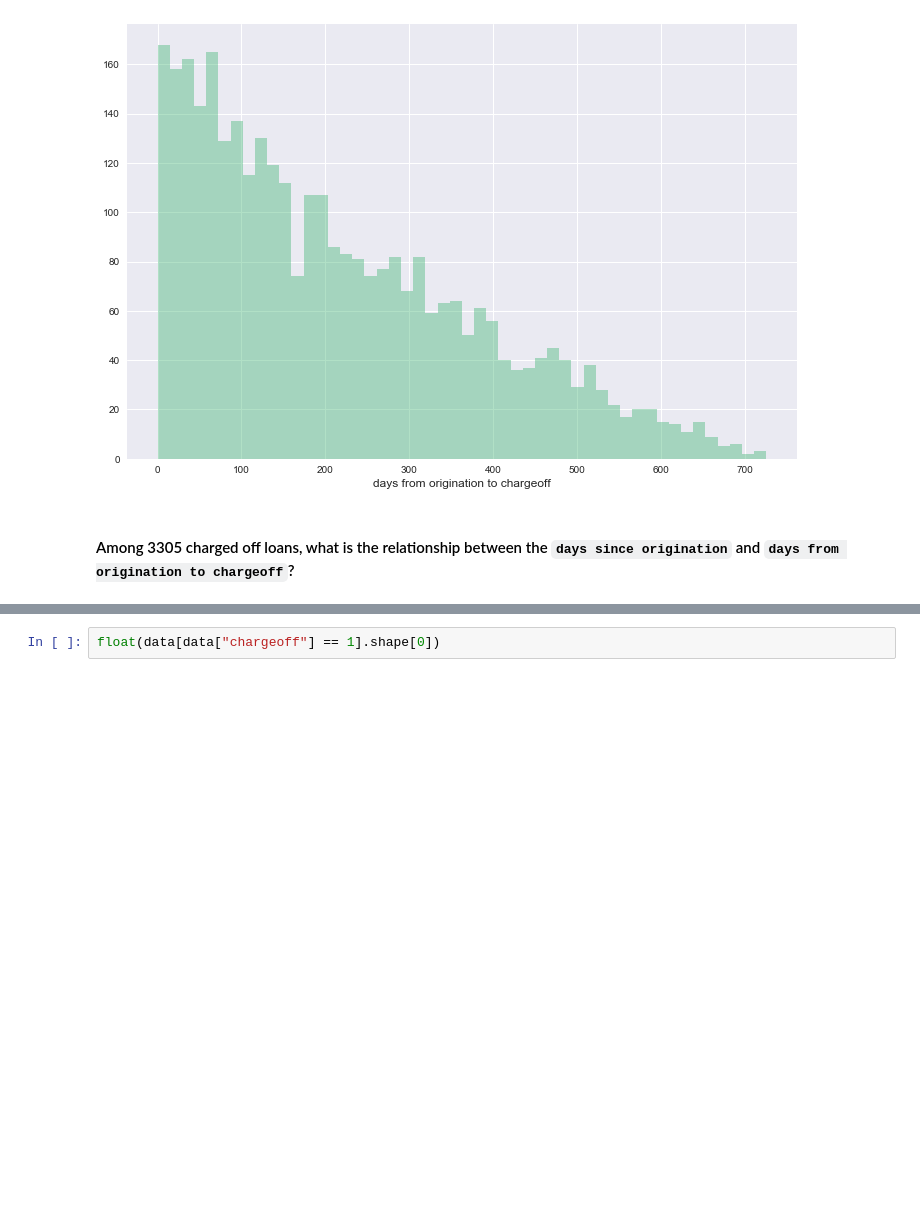
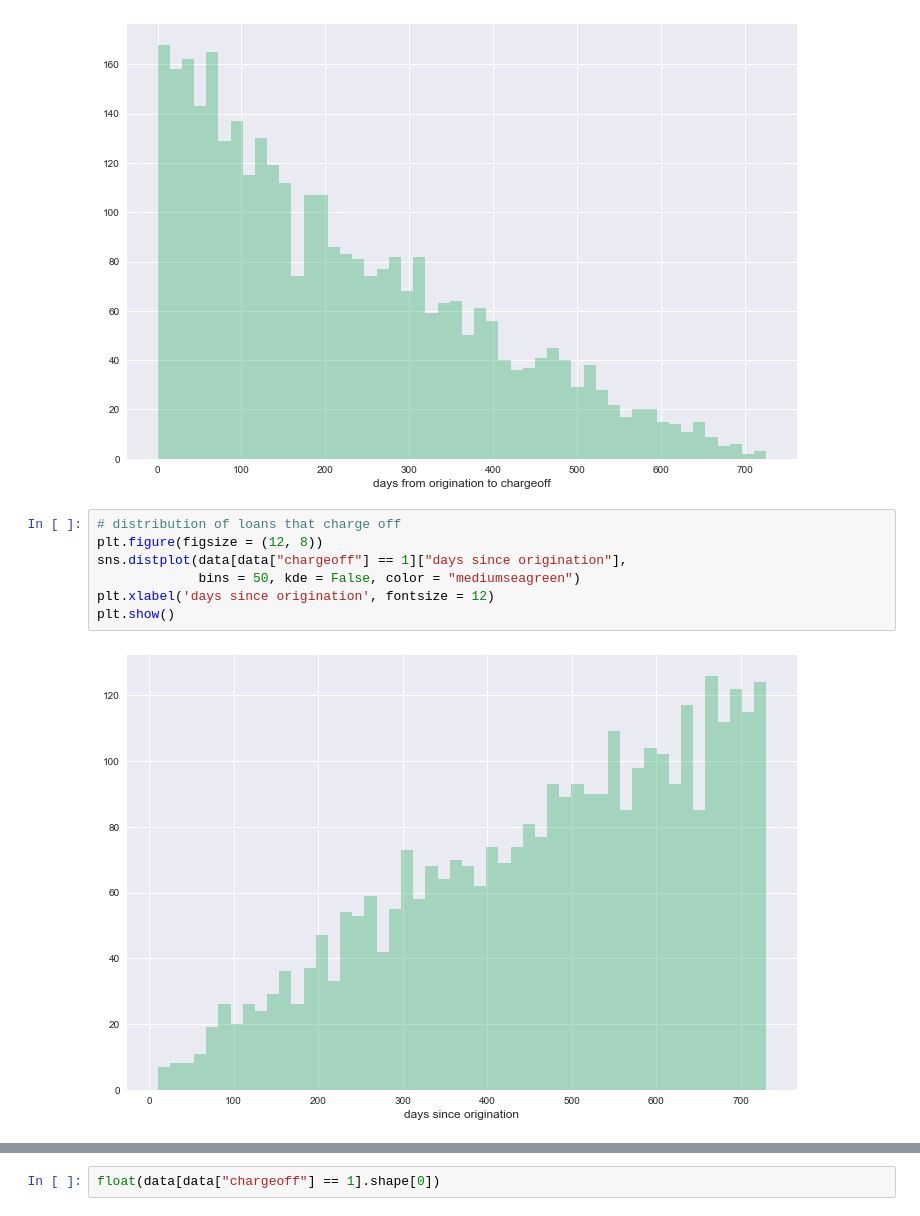
Before and after one commit to Richard-Hendricks/UIUC-Fall-2017, a Jupyter notebook: OA/Upstart Data Challenge - Yiming Gao.ipynb, the cells around one changed output, grey strips where cells are left out. Drawn from its saved outputs; the diff is of its cells as text; blank space fills up the shorter version.

```diff
--- a/OA/Upstart Data Challenge - Yiming Gao.ipynb
+++ b/OA/Upstart Data Challenge - Yiming Gao.ipynb
@@ -76,5 +87,12 @@ plt.xlabel('days from origination to chargeoff', fontsize = 12)
 plt.show()
 # %% [output]
 [figure]
-# %% [markdown]
-#### Among 3305 charged off loans, what is the relationship between the `days since origination` and `days from origination to chargeoff`?
+# %%
+# distribution of loans that charge off
+plt.figure(figsize = (12, 8))
+sns.distplot(data[data["chargeoff"] == 1]["days since origination"],
+             bins = 50, kde = False, color = "mediumseagreen")
+plt.xlabel('days since origination', fontsize = 12)
+plt.show()
+# %% [output]
+[figure, added]
```
Also changed, not shown: parts of 15 cells of this notebook.
